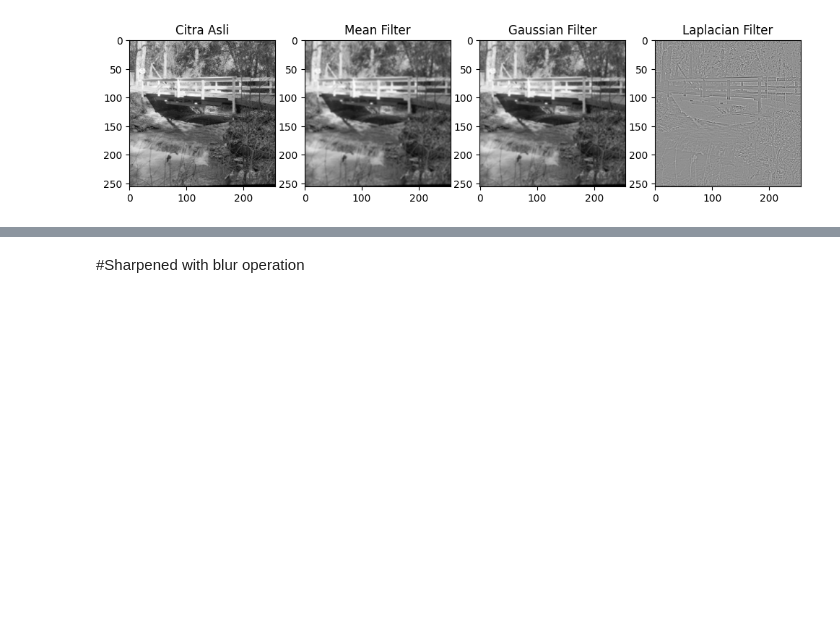
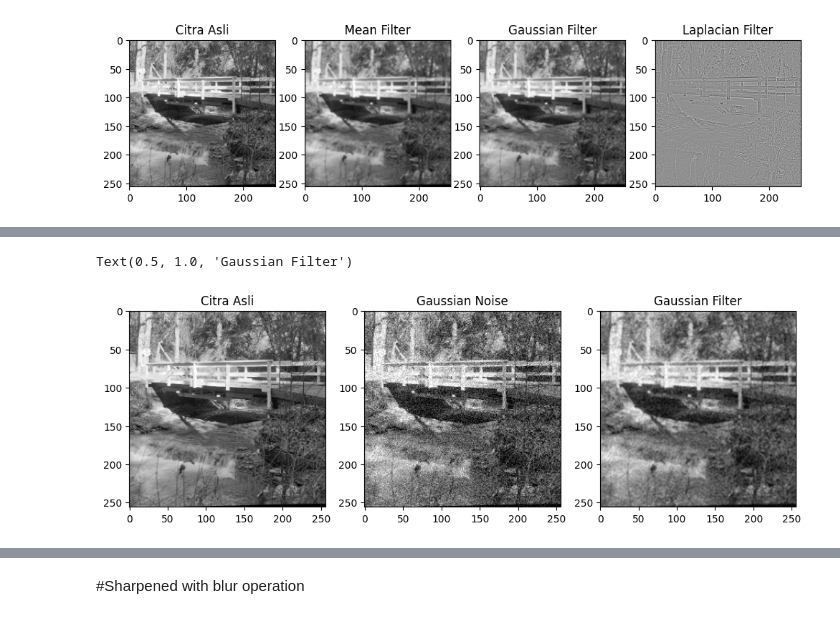
Before and after one commit to nyayuchika/pcd-coursework, a Jupyter notebook: PCD_Assignment02.ipynb, the cells around one changed output, grey strips where cells are left out. Drawn from its saved outputs; the diff is of its cells as text; code cells hidden in the pictures; blank space fills up the shorter version.

```diff
--- a/PCD_Assignment02.ipynb
+++ b/PCD_Assignment02.ipynb
@@ -177,0 +214,24 @@ Diskusi:
+# %%
+#Visualisasi Gaussian Filtering
+img_gaussian = cv2.imread('bridge_gaussian.png',0)
+gaussian_konvolusi2 = konvolusi(img_gaussian, gaussian_kernel)[0]
+
+plt.figure(figsize=(12,6))
+
+#citra asli
+plt.subplot(1,3,1)
+plt.imshow(img, cmap='gray')
+plt.title("Citra Asli")
+
+#gaussian noise
+plt.subplot(1,3,2)
+plt.imshow(img_gaussian, cmap='gray')
+plt.title("Gaussian Noise")
+
+#gaussian filter
+plt.subplot(1,3,3)
+plt.imshow(gaussian_konvolusi2, cmap='gray')
+plt.title("Gaussian Filter")
+# %% [output]
+Text(0.5, 1.0, 'Gaussian Filter')
+[figure, added]
```
Also changed, not shown: parts of 9 cells of this notebook.
